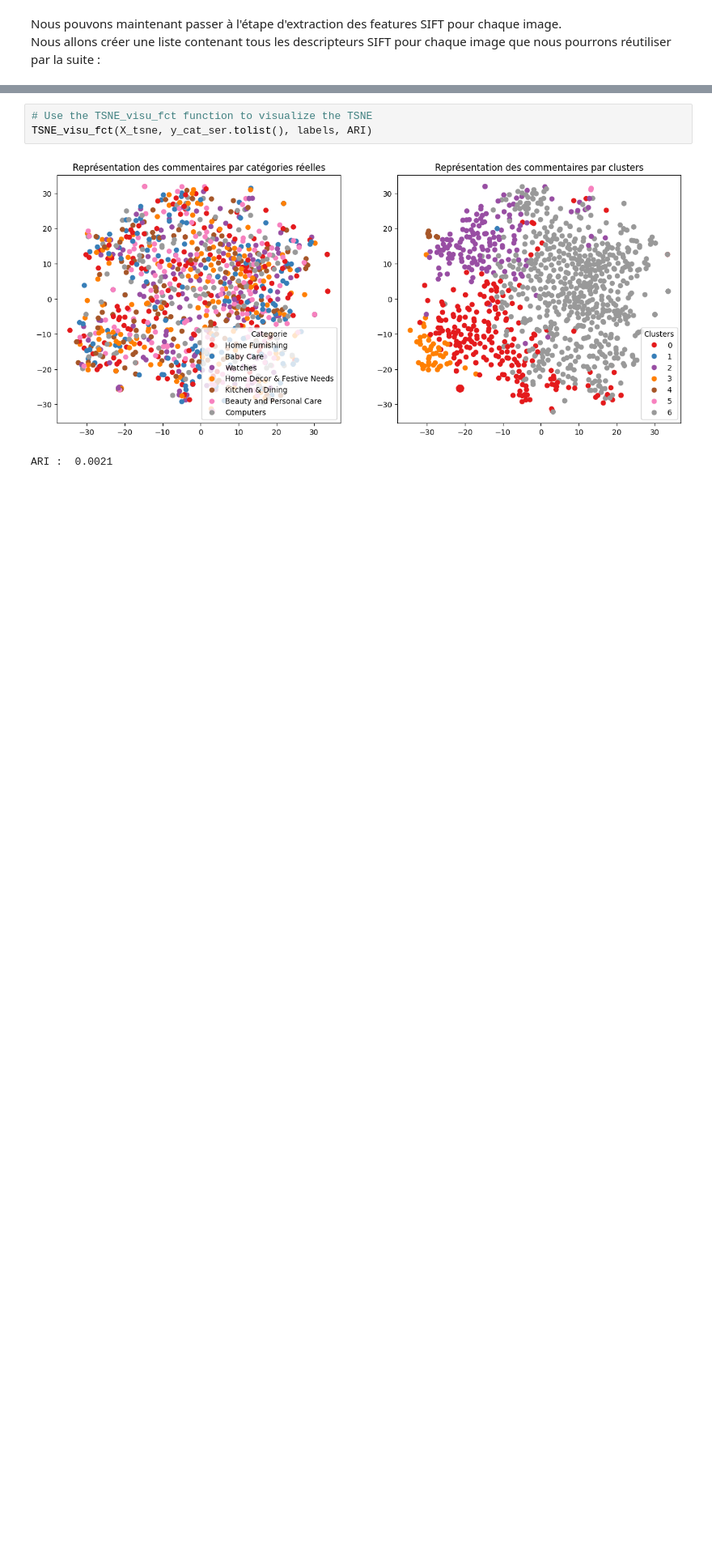
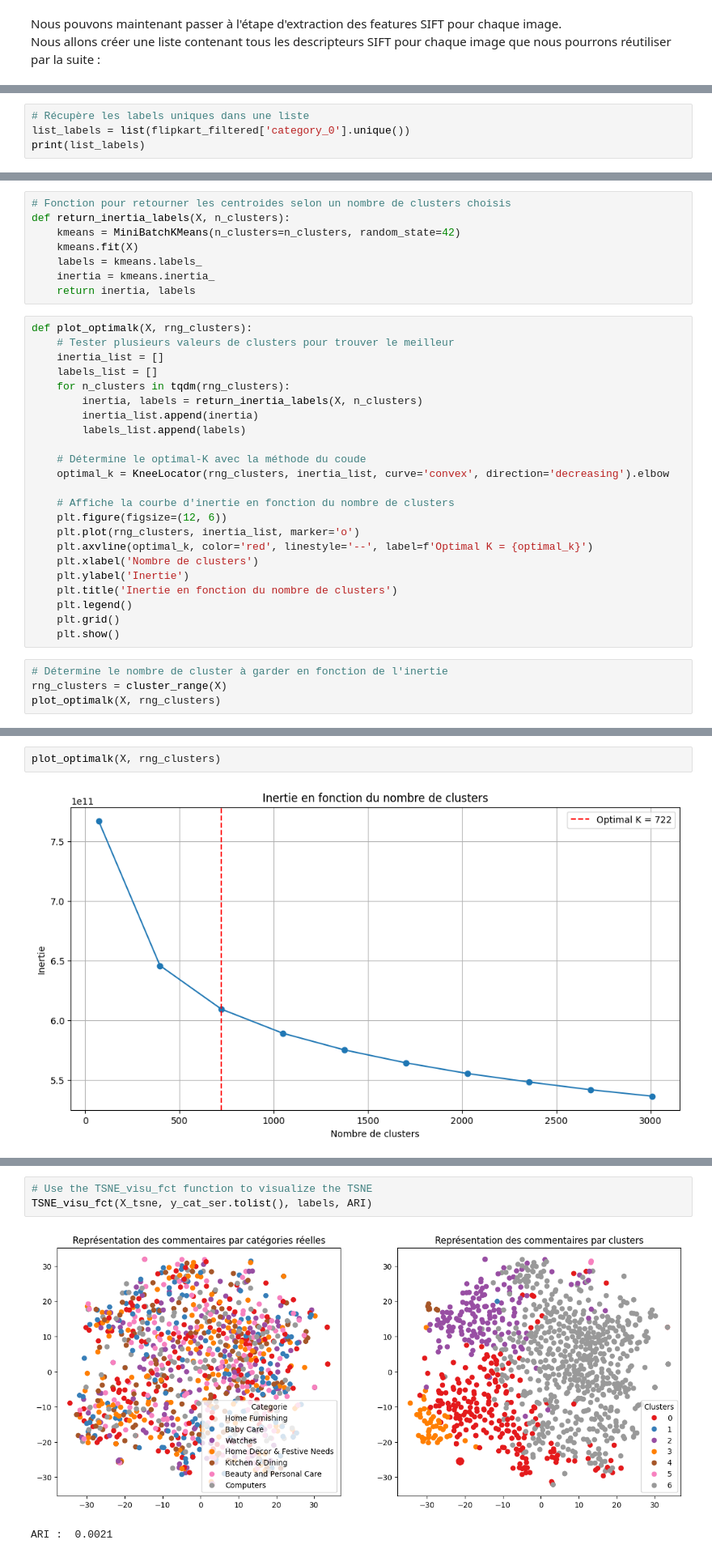
Before and after one commit to Hedredo/oc_projet_6, a Jupyter notebook: cnn.ipynb, the cells around one changed output, grey strips where cells are left out. Shown at 81% size. Saved outputs shown, nothing was run; the diff lists cells and outputs as text; blank space fills up the shorter version.

```diff
--- a/cnn.ipynb
+++ b/cnn.ipynb
@@ -632,0 +578,4 @@ ARI :  0.0021 time :  11.0
+# %%
+# Récupère les labels uniques dans une liste
+list_labels = list(flipkart_filtered['category_0'].unique())
+print(list_labels)
@@ -632,0 +606,35 @@ ARI :  0.0021 time :  11.0
+# %%
+# Fonction pour retourner les centroides selon un nombre de clusters choisis
+def return_inertia_labels(X, n_clusters):
+    kmeans = MiniBatchKMeans(n_clusters=n_clusters, random_state=42)
+    kmeans.fit(X)
+    labels = kmeans.labels_
+    inertia = kmeans.inertia_
+    return inertia, labels
+# %%
+def plot_optimalk(X, rng_clusters):
+    # Tester plusieurs valeurs de clusters pour trouver le meilleur
+    inertia_list = []
+    labels_list = []
+    for n_clusters in tqdm(rng_clusters):
+        inertia, labels = return_inertia_labels(X, n_clusters)
+        inertia_list.append(inertia)
+        labels_list.append(labels)
+
+    # Détermine le optimal-K avec la méthode du coude
+    optimal_k = KneeLocator(rng_clusters, inertia_list, curve='convex', direction='decreasing').elbow
+
+    # Affiche la courbe d'inertie en fonction du nombre de clusters
+    plt.figure(figsize=(12, 6))
+    plt.plot(rng_clusters, inertia_list, marker='o')
+    plt.axvline(optimal_k, color='red', linestyle='--', label=f'Optimal K = {optimal_k}')
+    plt.xlabel('Nombre de clusters')
+    plt.ylabel('Inertie')
+    plt.title('Inertie en fonction du nombre de clusters')
+    plt.legend()
+    plt.grid()
+    plt.show()
+# %%
+# Détermine le nombre de cluster à garder en fonction de l'inertie
+rng_clusters = cluster_range(X)
+plot_optimalk(X, rng_clusters)
@@ -632,0 +646,4 @@ ARI :  0.0021 time :  11.0
+# %%
+plot_optimalk(X, rng_clusters)
+# %% [output]
+[figure, added]
```
Also changed, not shown: parts of 44 cells of this notebook.
